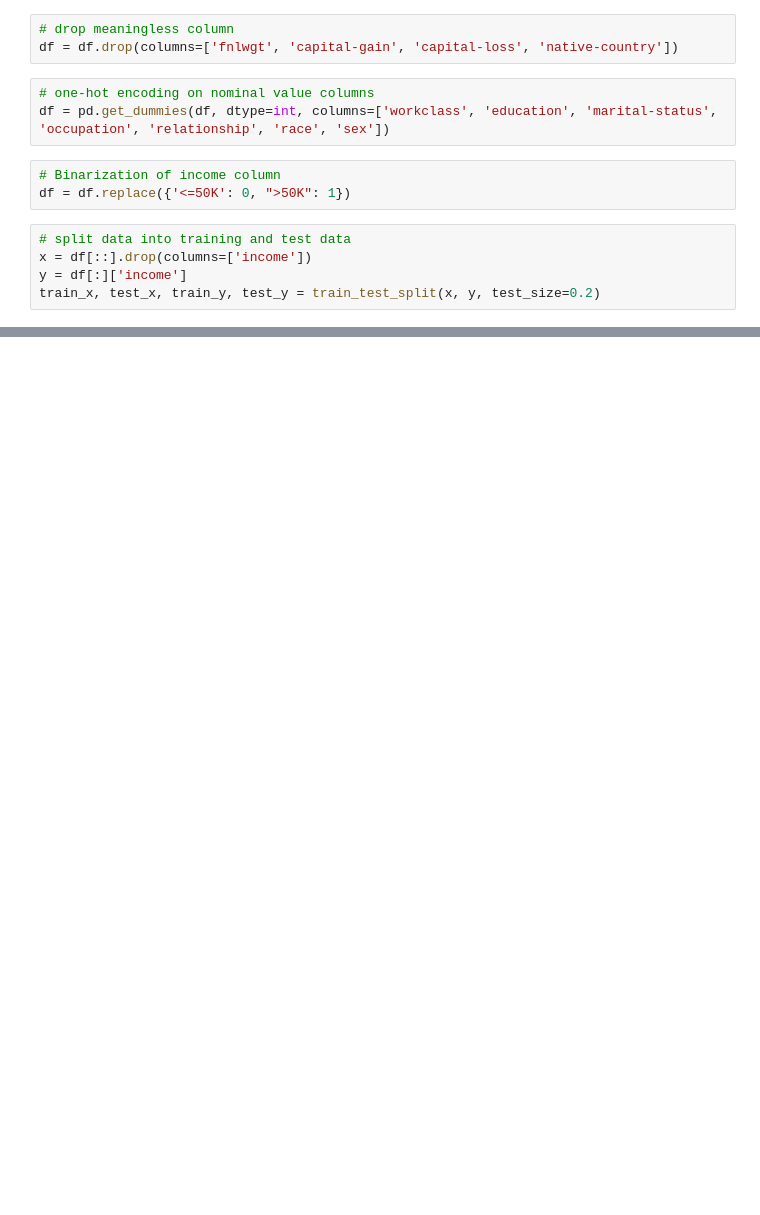
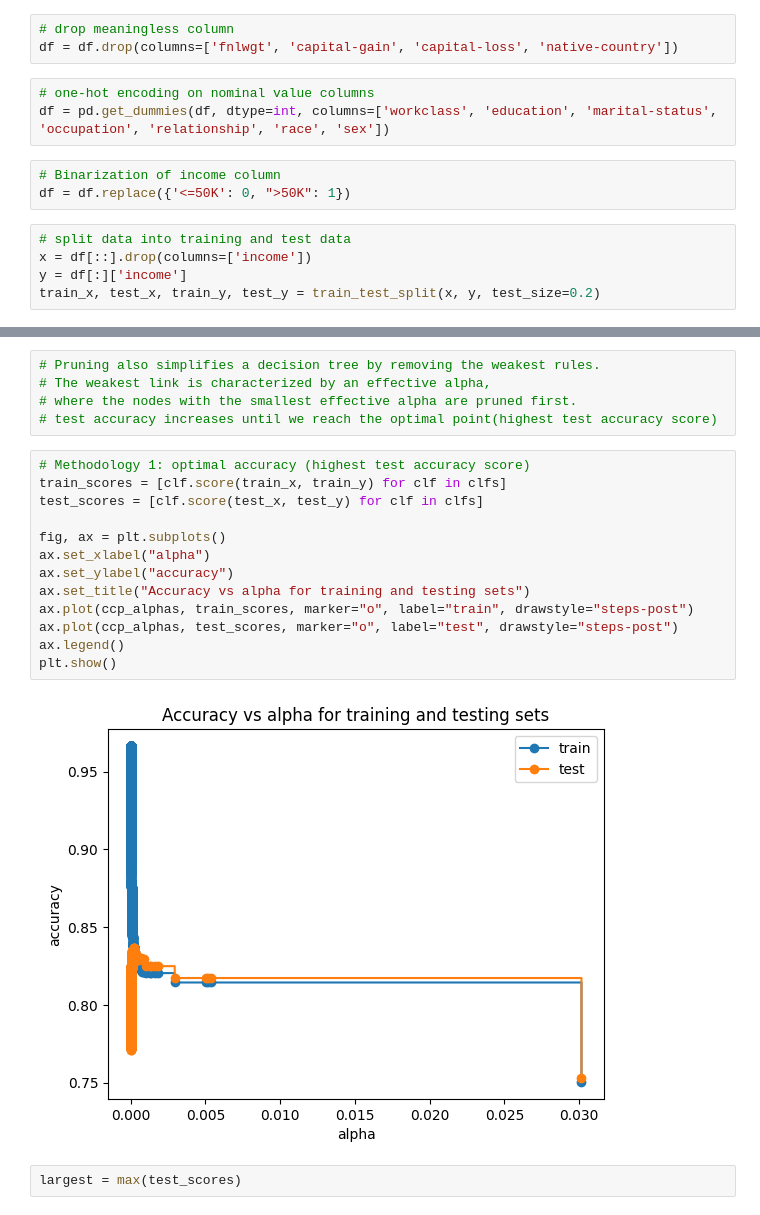
Before and after one commit to A-9-9/DataMining_DecisionTree, a Jupyter notebook: decision_tree.ipynb, the cells around one changed output, grey strips where cells are left out. Drawn from its saved outputs; the diff is of its cells as text; blank space fills up the shorter version.

```diff
--- a/decision_tree.ipynb
+++ b/decision_tree.ipynb
@@ -104,0 +344,22 @@ Cross Validatoin Accuracy: 0.7807
+# %%
+# Pruning also simplifies a decision tree by removing the weakest rules.
+# The weakest link is characterized by an effective alpha,
+# where the nodes with the smallest effective alpha are pruned first.
+# test accuracy increases until we reach the optimal point(highest test accuracy score)
+# %%
+# Methodology 1: optimal accuracy (highest test accuracy score)
+train_scores = [clf.score(train_x, train_y) for clf in clfs]
+test_scores = [clf.score(test_x, test_y) for clf in clfs]
+
+fig, ax = plt.subplots()
+ax.set_xlabel("alpha")
+ax.set_ylabel("accuracy")
+ax.set_title("Accuracy vs alpha for training and testing sets")
+ax.plot(ccp_alphas, train_scores, marker="o", label="train", drawstyle="steps-post")
+ax.plot(ccp_alphas, test_scores, marker="o", label="test", drawstyle="steps-post")
+ax.legend()
+plt.show()
+# %% [output]
+[figure, added]
+# %%
+largest = max(test_scores)
```
Also changed, not shown: parts of 39 cells of this notebook, 3 other files.
